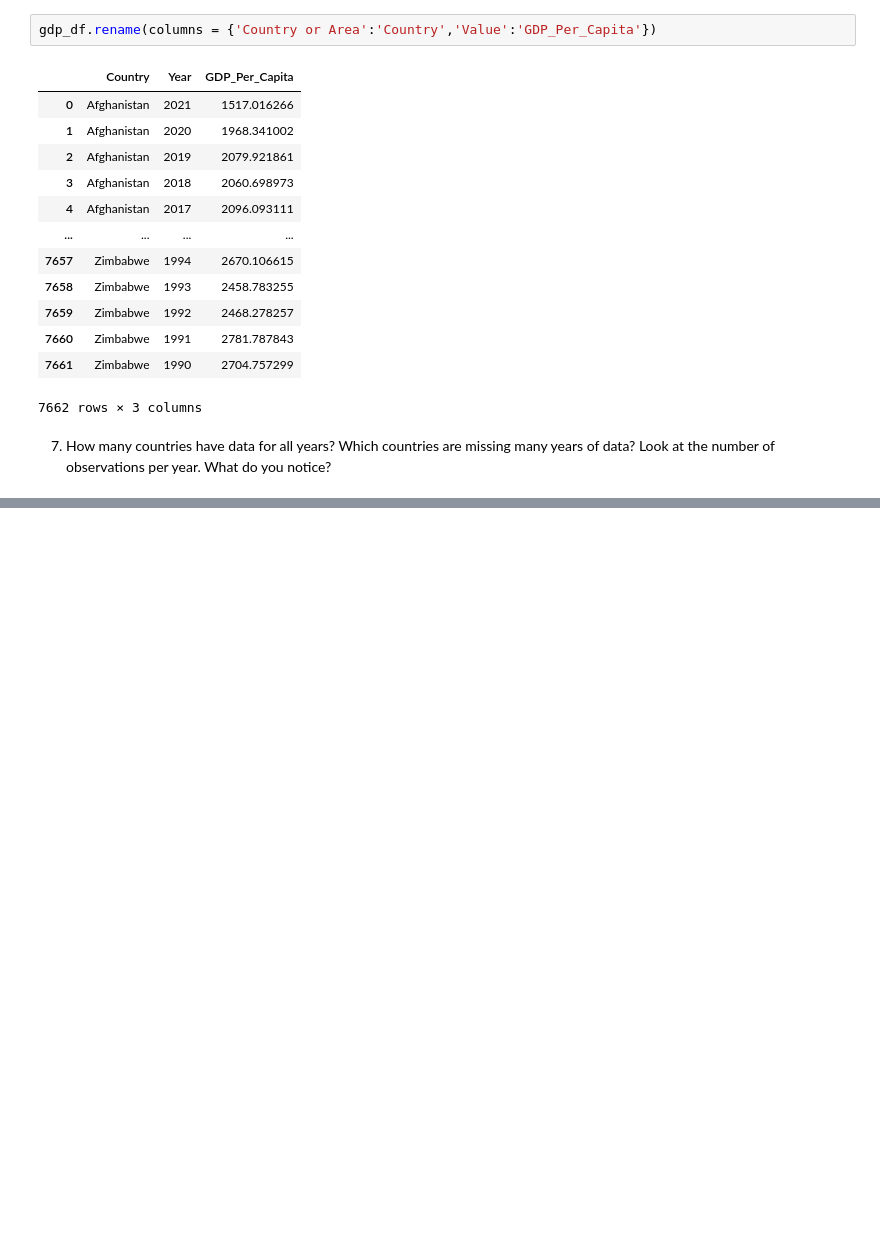
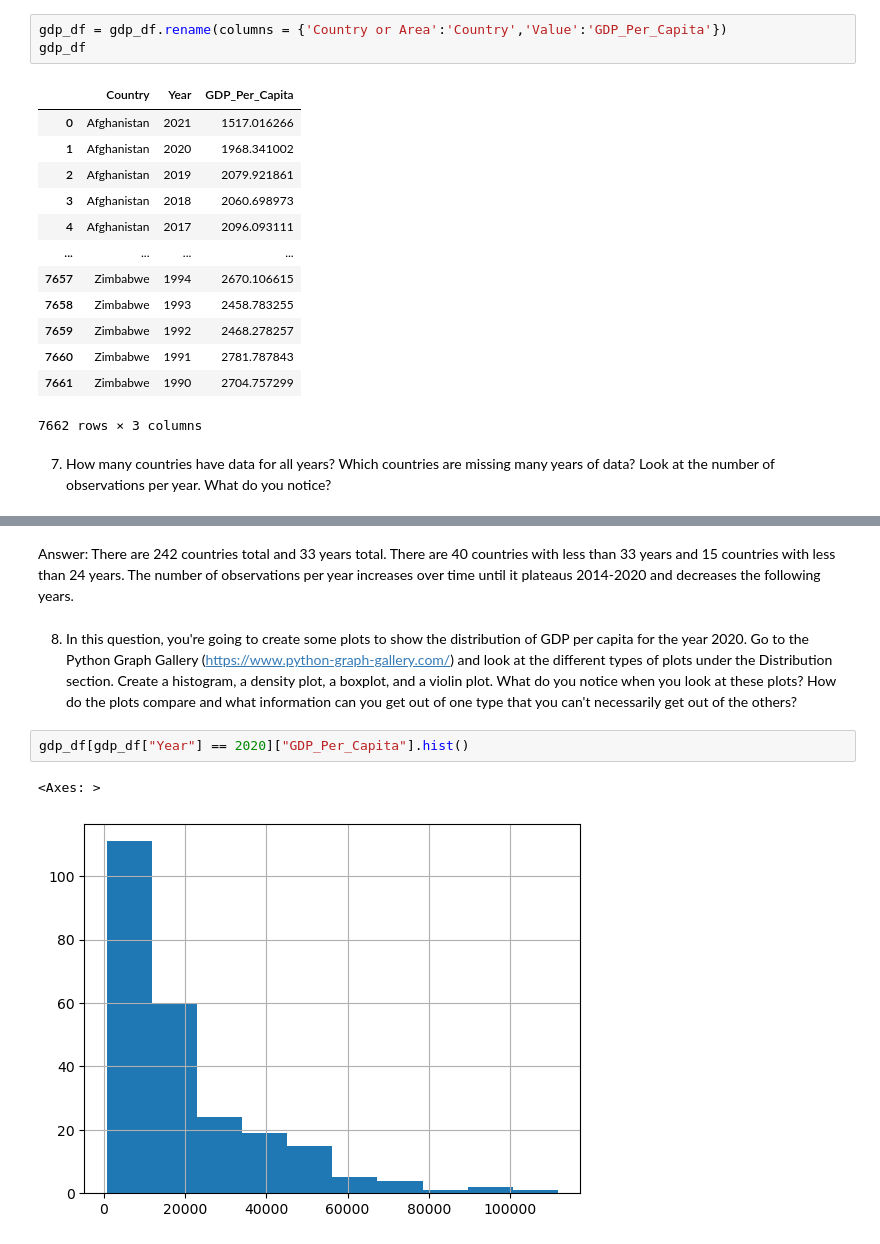
Before and after one commit to NSS-Data-Analytics-Cohort-10/gdp-and-internet-usage-rushichokshi, a Jupyter notebook: notebooks/un_notebook.ipynb, the cells around one changed output, grey strips where cells are left out. Cells and saved outputs as stored; diff of their text form; blank space fills up the shorter version.

Commit message:
on number 8

```diff
--- a/notebooks/un_notebook.ipynb
+++ b/notebooks/un_notebook.ipynb
@@ -99,7 +99,8 @@ gdp_df
 | 7661 | Zimbabwe | 1990 | 2704.757299 |
 7662 rows × 3 columns
 # %%
-gdp_df.rename(columns = {'Country or Area':'Country','Value':'GDP_Per_Capita'})
+gdp_df = gdp_df.rename(columns = {'Country or Area':'Country','Value':'GDP_Per_Capita'})
+gdp_df
 # %% [output]
 |  | Country | Year | GDP_Per_Capita |
 | 0 | Afghanistan | 2021 | 1517.016266 |
@@ -118,0 +216,9 @@ gdp_df.rename(columns = {'Country or Area':'Country','Value':'GDP_Per_Capita'})
+# %% [markdown]
+Answer: There are 242 countries total and 33 years total. There are 40 countries with less than 33 years and 15 countries with less than 24 years. The number of observations per year increases over time until it plateaus 2014-2020 and decreases the following years.
+# %% [markdown]
+8. In this question, you're going to create some plots to show the distribution of GDP per capita for the year 2020. Go to the Python Graph Gallery (https://www.python-graph-gallery.com/) and look at the different types of plots under the Distribution section. Create a histogram, a density plot, a boxplot, and a violin plot. What do you notice when you look at these plots? How do the plots compare and what information can you get out of one type that you can't necessarily get out of the others?
+# %%
+gdp_df[gdp_df["Year"] == 2020]["GDP_Per_Capita"].hist()
+# %% [output]
+<Axes: >
+[figure, added]
```
Also changed, not shown: parts of 8 cells of this notebook.
